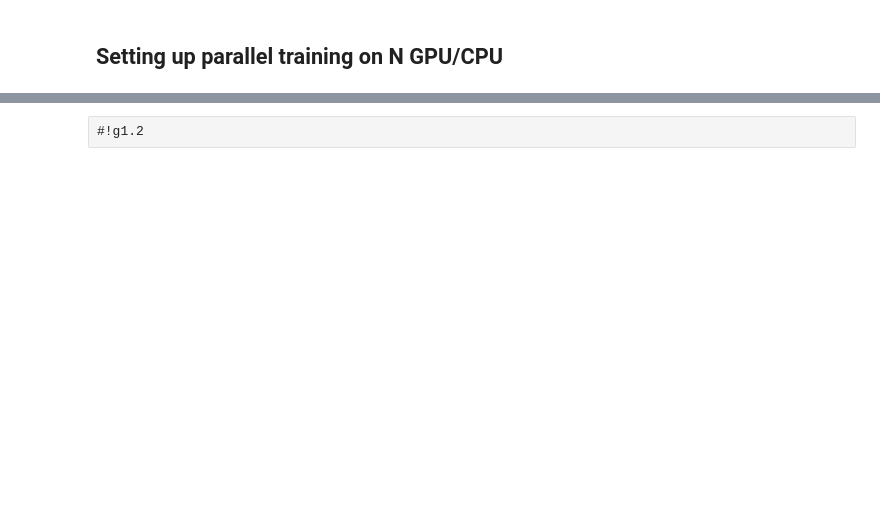
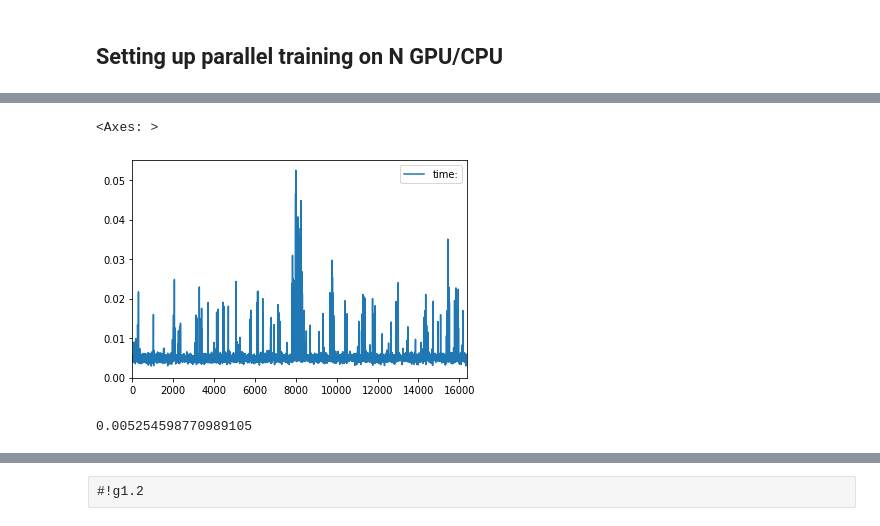
Before and after one commit to ViktoriiaRomanova/Animator, a Jupyter notebook: figureExtraction/trainDistributedDataParallel.ipynb, the cells around one changed output, grey strips where cells are left out. Cells and saved outputs as stored; diff of their text form; code cells hidden in the pictures; blank space fills up the shorter version.

```diff
--- a/figureExtraction/trainDistributedDataParallel.ipynb
+++ b/figureExtraction/trainDistributedDataParallel.ipynb
@@ -25,0 +118,19 @@ print('Train data size: ', len(train_data), 'Validation data size: ', len(val_da
+# %%
+#!g1.2
+frame2 = pd.read_csv('open_time2.csv')
+frame2.dropna(inplace = True)
+frame2.drop('Unnamed: 0',axis = 1, inplace = True)
+frame2['time:'] = frame2['time:'].astype(float)
+frame2.reset_index(inplace = True)
+frame2.drop('index',axis = 1, inplace = True)
+# %%
+#!g1.2
+frame2[frame2['device:'] == 'cuda:0'].plot(xlim = (0, 16384))
+# %% [output]
+<Axes: >
+[figure, added]
+# %%
+#!g1.2
+frame2['time:'][:16384].mean()
+# %% [output]
+0.005254598770989105
```
Also changed, not shown: parts of 43 cells of this notebook, 10 other files.
